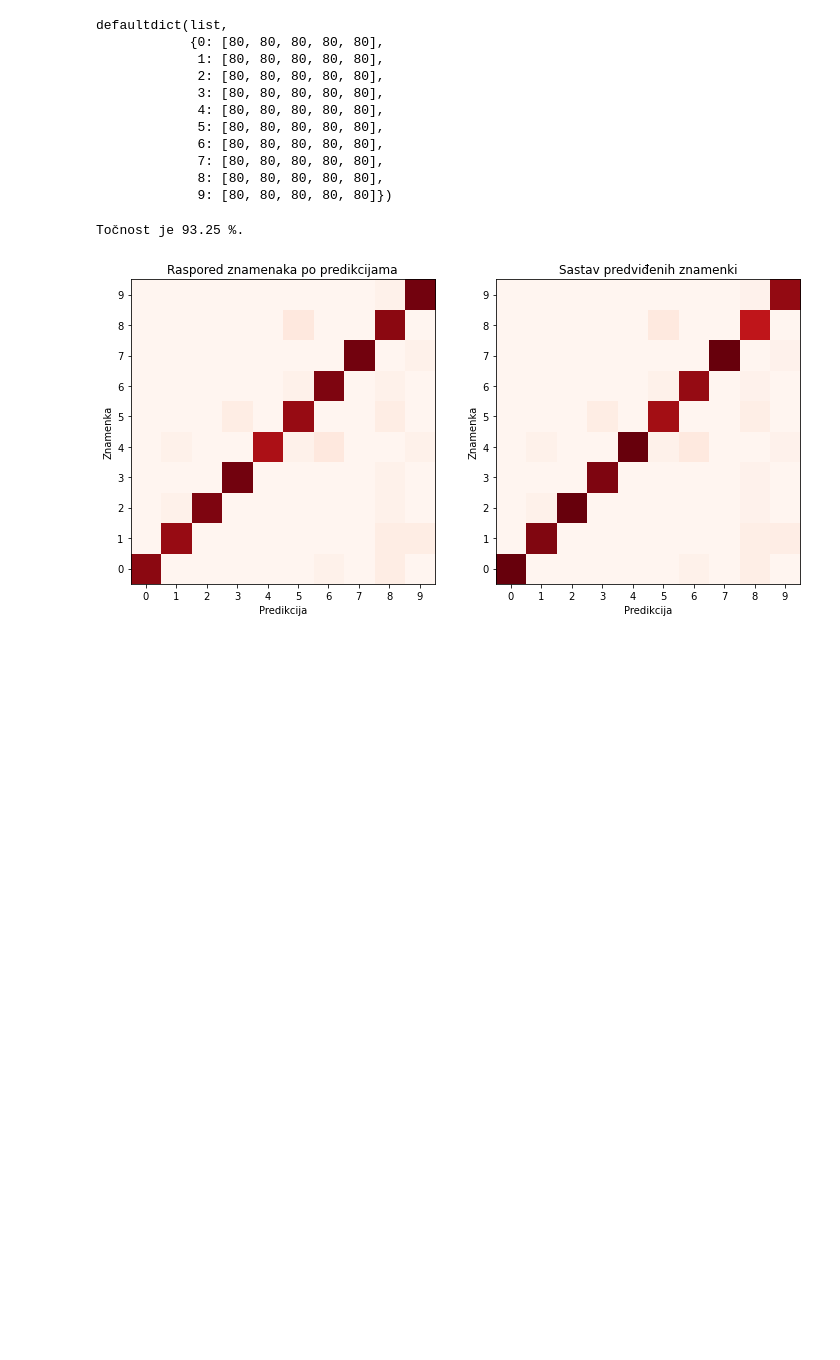
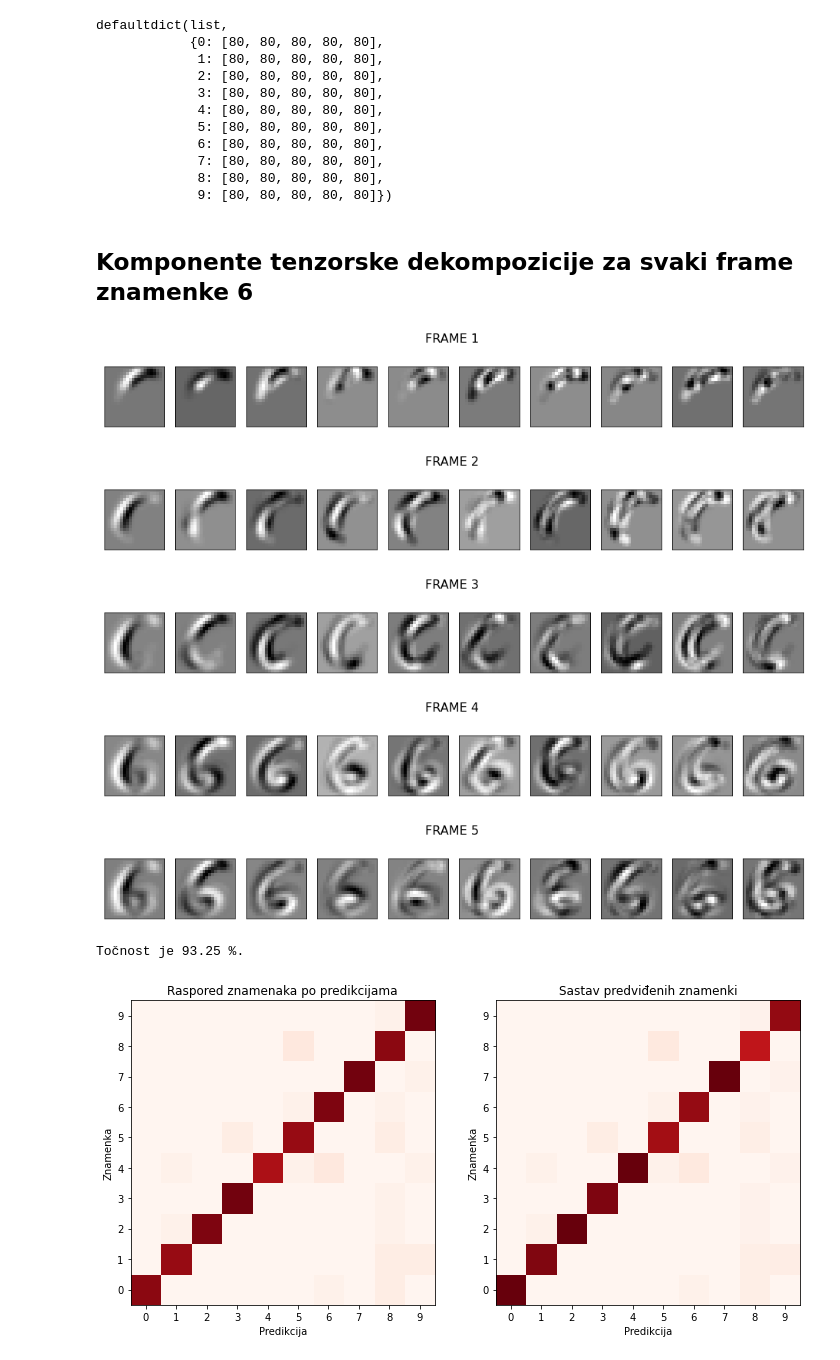
Before and after one commit to markojukic/raketa-online-character-recognition, a Jupyter notebook: HOSVD.ipynb, the cells around one changed output. Drawn from its saved outputs; the diff is of its cells as text; code cells hidden in the pictures; blank space fills up the shorter version.

```diff
--- a/HOSVD.ipynb
+++ b/HOSVD.ipynb
@@ -549,6 +575,24 @@ for i in range(10):
             s=s/np.linalg.norm(s,'fro')
             temp.append(s)
         S[i].append(temp)
+# %%
+display(HTML('<h2>Komponente tenzorske dekompozicije za svaki frame znamenke 6</h2>'))
+for j in range(5):
+    fig=plt.figure(figsize=(13, 2))
+    fig.suptitle(f'FRAME {j+1}',fontsize=16)
+    for i in range(10):
+        plt.subplot(1, 10, i + 1)
+        plt.imshow(S[6][j][i+1],cmap='gray')
+        plt.xticks([])
+        plt.yticks([])
+    plt.tight_layout()
+# %% [output]
+Komponente tenzorske dekompozicije za svaki frame znamenke 6
+[figure, added]
+[figure, added]
+[figure, added]
+[figure, added]
+[figure, added]
 # %%
 test_predictions=[]
 test_labels=[]
```
Also changed, not shown: parts of 19 cells of this notebook.
